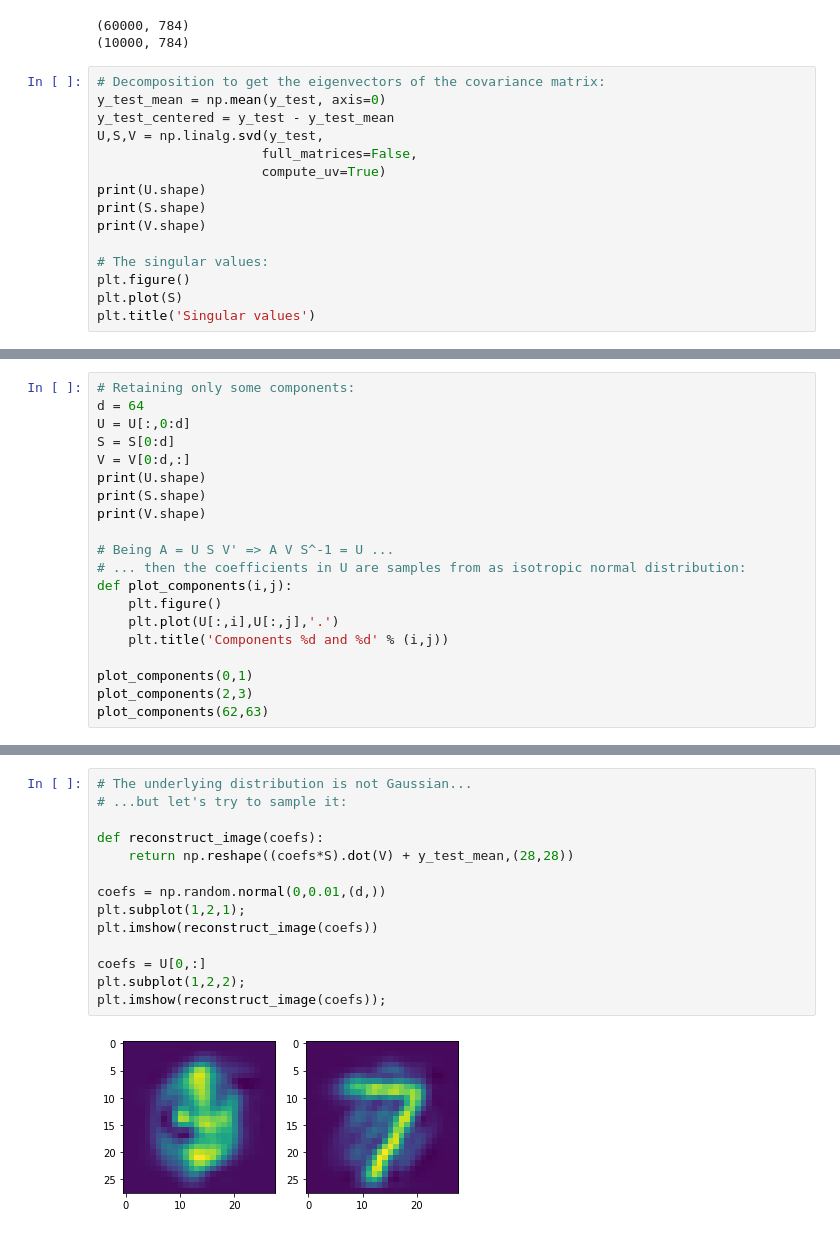
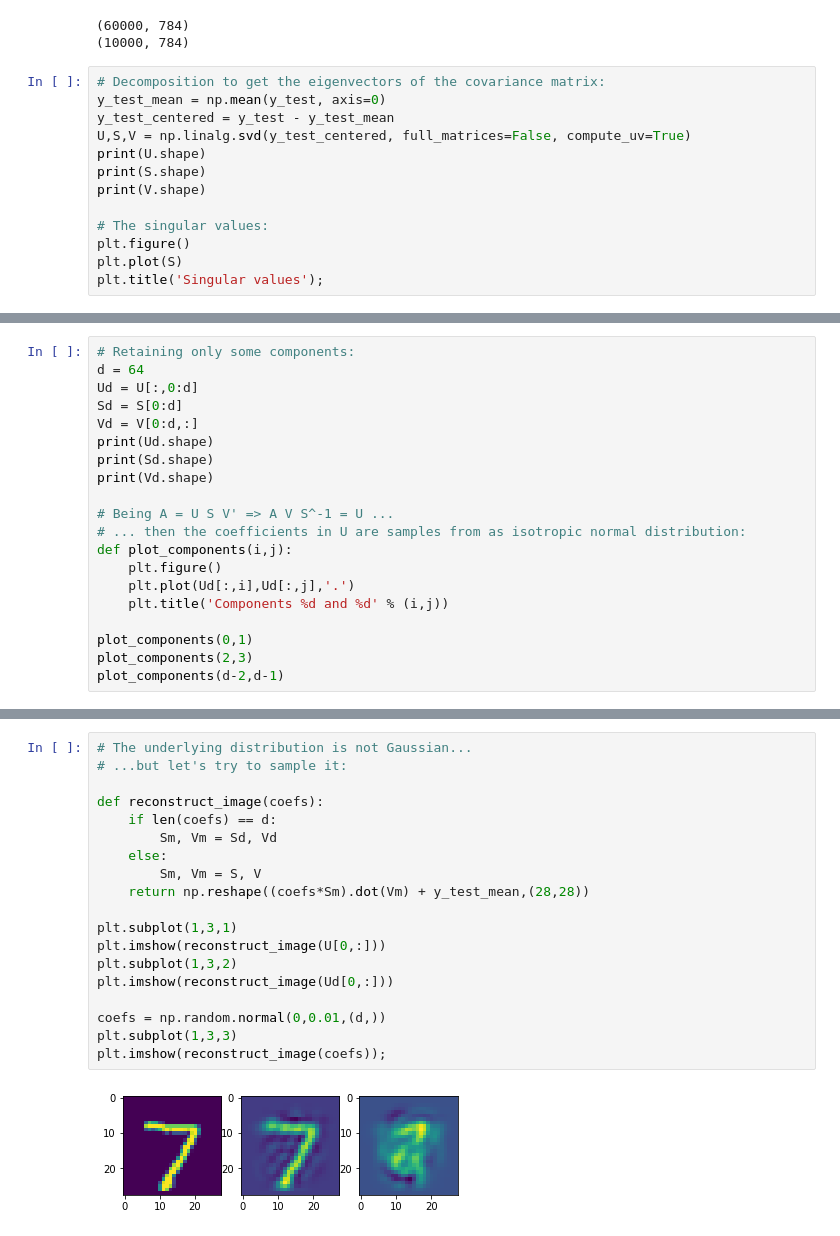
Before and after one commit to ilgabbio/meetup-generative-models, a Jupyter notebook: 01_PCA.ipynb, the cells around one changed output, grey strips where cells are left out. Drawn from its saved outputs; the diff is of its cells as text.

```diff
--- a/01_PCA.ipynb
+++ b/01_PCA.ipynb
@@ -28,9 +28,7 @@ print(y_test.shape)
 # Decomposition to get the eigenvectors of the covariance matrix:
 y_test_mean = np.mean(y_test, axis=0)
 y_test_centered = y_test - y_test_mean
-U,S,V = np.linalg.svd(y_test,
-                     full_matrices=False,
-                     compute_uv=True)
+U,S,V = np.linalg.svd(y_test_centered, full_matrices=False, compute_uv=True)
 print(U.shape)
 print(S.shape)
 print(V.shape)
@@ -38,7 +36,7 @@ print(V.shape)
 # The singular values:
 plt.figure()
 plt.plot(S)
-plt.title('Singular values')
+plt.title('Singular values');
 # %% [output]
 (10000, 784)
 (784,)
@@ -48,23 +45,23 @@ Text(0.5, 1.0, 'Singular values')
 # %%
 # Retaining only some components:
 d = 64
-U = U[:,0:d]
-S = S[0:d]
-V = V[0:d,:]
-print(U.shape)
-print(S.shape)
-print(V.shape)
+Ud = U[:,0:d]
+Sd = S[0:d]
+Vd = V[0:d,:]
+print(Ud.shape)
+print(Sd.shape)
+print(Vd.shape)
 
 # Being A = U S V' => A V S^-1 = U ...
 # ... then the coefficients in U are samples from as isotropic normal distribution:
 def plot_components(i,j):
     plt.figure()
-    plt.plot(U[:,i],U[:,j],'.')
+    plt.plot(Ud[:,i],Ud[:,j],'.')
     plt.title('Components %d and %d' % (i,j))
 
 plot_components(0,1)
 plot_components(2,3)
-plot_components(62,63)
+plot_components(d-2,d-1)
 # %% [output]
 (10000, 64)
 (64,)
@@ -75,17 +72,22 @@ plot_components(62,63)
 # %%
 # The underlying distribution is not Gaussian...
 # ...but let's try to sample it:
 
 def reconstruct_image(coefs):
-    return np.reshape((coefs*S).dot(V) + y_test_mean,(28,28))
+    if len(coefs) == d:
+        Sm, Vm = Sd, Vd
+    else:
+        Sm, Vm = S, V
+    return np.reshape((coefs*Sm).dot(Vm) + y_test_mean,(28,28))
+
+plt.subplot(1,3,1)
+plt.imshow(reconstruct_image(U[0,:]))
+plt.subplot(1,3,2)
+plt.imshow(reconstruct_image(Ud[0,:]))
 
 coefs = np.random.normal(0,0.01,(d,))
-plt.subplot(1,2,1);
-plt.imshow(reconstruct_image(coefs))
-
-coefs = U[0,:]
-plt.subplot(1,2,2);
+plt.subplot(1,3,3)
 plt.imshow(reconstruct_image(coefs));
 # %% [output]
-[figure, old version]
+[figure, new version]
 # %% [markdown]
```
Also changed, not shown: parts of 9 cells of this notebook, 1 other file.
